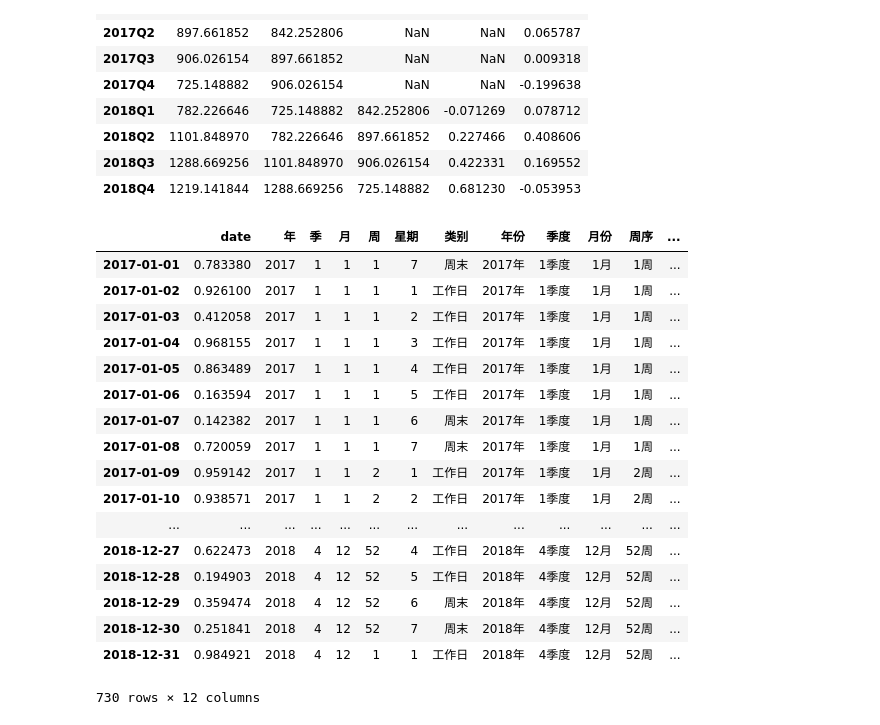
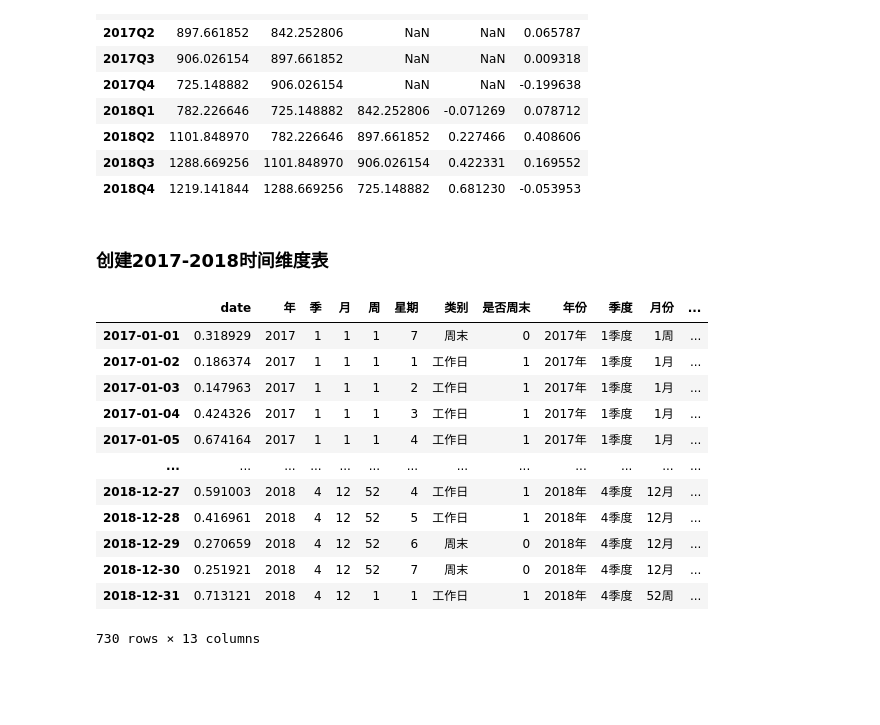
Before and after one commit to Cardle/Python, a Jupyter notebook: 0 Python Study/描述性统计分析可视化.ipynb, the cells around one changed output. Saved outputs shown, nothing was run; the diff lists cells and outputs as text; code cells hidden in the pictures; blank space fills up the shorter version.

```diff
--- a/0 Python Study/描述性统计分析可视化.ipynb
+++ b/0 Python Study/描述性统计分析可视化.ipynb
@@ -10,7 +10,7 @@ import random
 %matplotlib inline
 # %%
 PREVIOUS_MAX_ROWS = pd.options.display.max_rows
-pd.options.display.max_rows = 20
+pd.options.display.max_rows = 10
 # %%
 plt.rcParams['font.sans-serif']='SimHei' #解决中文乱码问题
 plt.rcParams['axes.unicode_minus']=False #解决负号无法显示的问题
@@ -160,42 +156,41 @@ df5.to_excel(r'C:\Users\Nikola\Desktop\1-3 同比环比.xlsx')
+# %% [markdown]
+### 创建2017-2018时间维度表
 # %%
 # 创建时间序列表
 ts = pd.date_range('20170101','20181231',freq='D')
 df6 = pd.DataFrame(np.random.rand(len(ts)),index=ts,columns=['date'])
 df6['年'] = df6.index.year
 df6['季'] = df6.index.quarter
 df6['月'] = df6.index.month
 df6['周'] = df6.index.weekofyear
 df6['星期'] = df6.index.weekday+1
 df6['类别'] = np.where(df6.index.weekday<5,'工作日','周末')
+df6['是否周末'] = np.where(df6.index.weekday<5,1,0)
 
 df6['年份'] = df6['年'].apply(lambda x:str(x)+'年')
 df6['季度'] = df6['季'].apply(lambda x:str(x)+'季度')
 df6['月份'] = df6['月'].apply(lambda x:str(x)+'月')
 df6['周序'] = df6['周'].apply(lambda x:str(x)+'周')
 df6['星期几'] = df6.index.weekday_name
 
 df6.iloc[0,[4,10]]=[1,'1周']
 df6.iloc[729,10]=['52周']
 df6
+# df6.to_excel(r'C:\Users\Nikola\Desktop\2-0 时间维度.xlsx')
 # %% [output]
-|  | date | 年 | 季 | 月 | 周 | 星期 | 类别 | 年份 | 季度 | 月份 | 周序 | ... |
-| 2017-01-01 | 0.783380 | 2017 | 1 | 1 | 1 | 7 | 周末 | 2017年 | 1季度 | 1月 | 1周 | ... |
-| 2017-01-02 | 0.926100 | 2017 | 1 | 1 | 1 | 1 | 工作日 | 2017年 | 1季度 | 1月 | 1周 | ... |
-| 2017-01-03 | 0.412058 | 2017 | 1 | 1 | 1 | 2 | 工作日 | 2017年 | 1季度 | 1月 | 1周 | ... |
-| 2017-01-04 | 0.968155 | 2017 | 1 | 1 | 1 | 3 | 工作日 | 2017年 | 1季度 | 1月 | 1周 | ... |
-| 2017-01-05 | 0.863489 | 2017 | 1 | 1 | 1 | 4 | 工作日 | 2017年 | 1季度 | 1月 | 1周 | ... |
-| 2017-01-06 | 0.163594 | 2017 | 1 | 1 | 1 | 5 | 工作日 | 2017年 | 1季度 | 1月 | 1周 | ... |
-| 2017-01-07 | 0.142382 | 2017 | 1 | 1 | 1 | 6 | 周末 | 2017年 | 1季度 | 1月 | 1周 | ... |
-| 2017-01-08 | 0.720059 | 2017 | 1 | 1 | 1 | 7 | 周末 | 2017年 | 1季度 | 1月 | 1周 | ... |
-| 2017-01-09 | 0.959142 | 2017 | 1 | 1 | 2 | 1 | 工作日 | 2017年 | 1季度 | 1月 | 2周 | ... |
-| 2017-01-10 | 0.938571 | 2017 | 1 | 1 | 2 | 2 | 工作日 | 2017年 | 1季度 | 1月 | 2周 | ... |
+|  | date | 年 | 季 | 月 | 周 | 星期 | 类别 | 是否周末 | 年份 | 季度 | 月份 | ... |
+| 2017-01-01 | 0.318929 | 2017 | 1 | 1 | 1 | 7 | 周末 | 0 | 2017年 | 1季度 | 1周 | ... |
+| 2017-01-02 | 0.186374 | 2017 | 1 | 1 | 1 | 1 | 工作日 | 1 | 2017年 | 1季度 | 1月 | ... |
+| 2017-01-03 | 0.147963 | 2017 | 1 | 1 | 1 | 2 | 工作日 | 1 | 2017年 | 1季度 | 1月 | ... |
+| 2017-01-04 | 0.424326 | 2017 | 1 | 1 | 1 | 3 | 工作日 | 1 | 2017年 | 1季度 | 1月 | ... |
+| 2017-01-05 | 0.674164 | 2017 | 1 | 1 | 1 | 4 | 工作日 | 1 | 2017年 | 1季度 | 1月 | ... |
 | ... | ... | ... | ... | ... | ... | ... | ... | ... | ... | ... | ... | ... |
-| 2018-12-27 | 0.622473 | 2018 | 4 | 12 | 52 | 4 | 工作日 | 2018年 | 4季度 | 12月 | 52周 | ... |
-| 2018-12-28 | 0.194903 | 2018 | 4 | 12 | 52 | 5 | 工作日 | 2018年 | 4季度 | 12月 | 52周 | ... |
-| 2018-12-29 | 0.359474 | 2018 | 4 | 12 | 52 | 6 | 周末 | 2018年 | 4季度 | 12月 | 52周 | ... |
-| 2018-12-30 | 0.251841 | 2018 | 4 | 12 | 52 | 7 | 周末 | 2018年 | 4季度 | 12月 | 52周 | ... |
-| 2018-12-31 | 0.984921 | 2018 | 4 | 12 | 1 | 1 | 工作日 | 2018年 | 4季度 | 12月 | 52周 | ... |
+| 2018-12-27 | 0.591003 | 2018 | 4 | 12 | 52 | 4 | 工作日 | 1 | 2018年 | 4季度 | 12月 | ... |
+| 2018-12-28 | 0.416961 | 2018 | 4 | 12 | 52 | 5 | 工作日 | 1 | 2018年 | 4季度 | 12月 | ... |
+| 2018-12-29 | 0.270659 | 2018 | 4 | 12 | 52 | 6 | 周末 | 0 | 2018年 | 4季度 | 12月 | ... |
+| 2018-12-30 | 0.251921 | 2018 | 4 | 12 | 52 | 7 | 周末 | 0 | 2018年 | 4季度 | 12月 | ... |
+| 2018-12-31 | 0.713121 | 2018 | 4 | 12 | 1 | 1 | 工作日 | 1 | 2018年 | 4季度 | 52周 | ... |
-730 rows × 12 columns
+730 rows × 13 columns
 # %%
 # # 创建时间序列表
 # ts = pd.date_range('20170101','20181231',freq='D')
```
Also changed, not shown: parts of 43 cells of this notebook, 3 other files.
